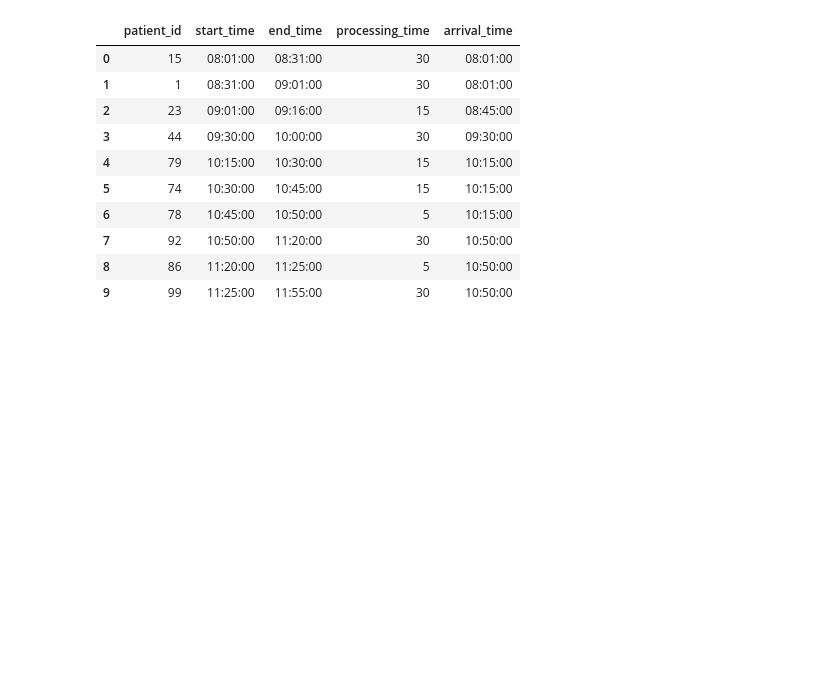
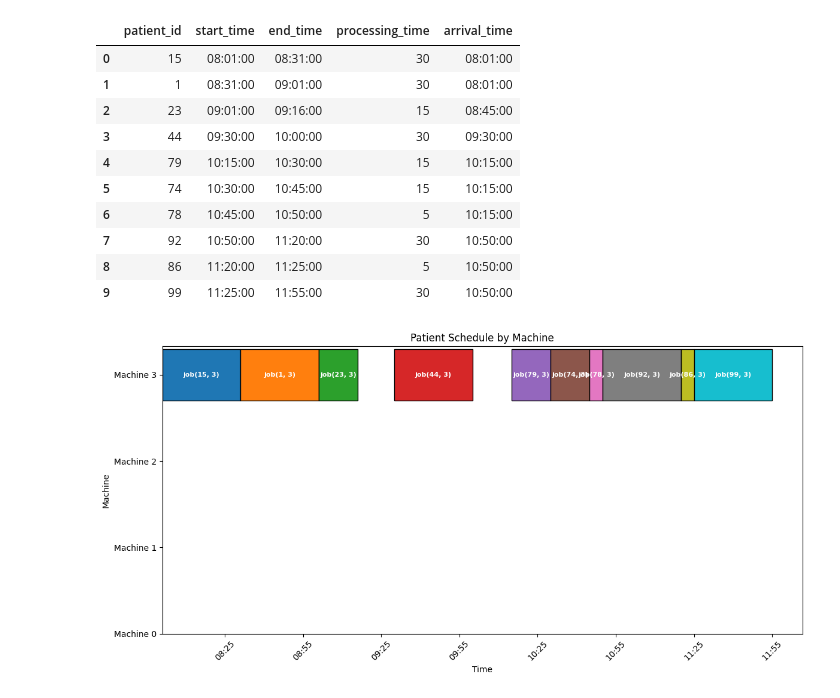
Before and after one commit to AbAbdullah2/jobShopAb, a Jupyter notebook: individual_schedules.ipynb, the cells around one changed output. Drawn from its saved outputs; the diff is of its cells as text; code cells hidden in the pictures; blank space fills up the shorter version.

Commit message:
Make One Doctor for Gantt Chart
Gantt chart is good to go, just need to add the other doctors.

```diff
--- a/individual_schedules.ipynb
+++ b/individual_schedules.ipynb
@@ -37,7 +38,8 @@ for doctor_num in range(8):
 # Access individual doctor schedules:
 # doctor_dfs[0] for Doctor 0
 # doctor_dfs[1] for Doctor 1, etc.
-doctor_dfs[3]
+df = doctor_dfs[3]
+df
 # %% [output]
 |  | patient_id | start_time | end_time | processing_time | arrival_time |
 | 0 | 15 | 08:01:00 | 08:31:00 | 30 | 08:01:00 |
@@ -50,3 +52,80 @@ doctor_dfs[3]
 | 7 | 92 | 10:50:00 | 11:20:00 | 30 | 10:50:00 |
 | 8 | 86 | 11:20:00 | 11:25:00 | 5 | 10:50:00 |
 | 9 | 99 | 11:25:00 | 11:55:00 | 30 | 10:50:00 |
+# %%
+import pandas as pd
+import matplotlib.pyplot as plt
+from matplotlib.patches import Rectangle
+import matplotlib.dates as mdates
+
+# Convert time strings to datetime for plotting
+#df['start_time'] = pd.to_datetime(df['start_time'])
+#df['end_time'] = pd.to_datetime(df['end_time'])
+
+# Assign machines (example: round-robin by patient_id)
+df['machine'] = 3
+
+# Optional: Sort by start_time for cleaner visualization
+df = df.sort_values('start_time').reset_index(drop=True)
+# %%
+import pandas as pd
+import matplotlib.pyplot as plt
+from datetime import datetime, date
+import matplotlib.dates as mdates
+
+# Convert time strings to datetime.time first (if they're strings)
+
+# Add a reference date (e.g., today) to create full datetime objects
+reference_date = date.today()
+
+def time_to_datetime(t):
+    return datetime.combine(reference_date, t)
+
+df['start_dt'] = df['start_time'].apply(time_to_datetime)
+df['end_dt'] = df['end_time'].apply(time_to_datetime)
+
+# Assign machines (example: round-robin by patient_id)
+df['machine'] = 3
+# Create the plot
+fig, ax = plt.subplots(figsize=(12, 6))
+
+colors = ['lightcoral', 'lightgreen', 'lightblue']
+
+for idx, row in df.iterrows():
+    machine = row['machine']
+    start = row['start_dt']
+    end = row['end_dt']
+    patient_id = row['patient_id']
+
+    # Draw bar (width in hours for proper scaling with datetime axis)
+    ax.barh(
+        y=machine,
+        width=(end - start),  # matplotlib handles timedelta width correctly
+        left=start,
+        height=0.6,
+        edgecolor='black',
+        linewidth=1
+    )
+
+    # Add label
+    mid = start + (end - start) / 2
+    ax.text(mid, machine, f'job({patient_id}, {machine})',
+            ha='center', va='center', fontsize=8, color='white', fontweight='bold')
+
+# Format x-axis
+ax.xaxis.set_major_formatter(mdates.DateFormatter('%H:%M'))
+ax.xaxis.set_major_locator(mdates.MinuteLocator(interval=30))  # Adjust interval as needed
+plt.xticks(rotation=45)
+
+# Set y-axis
+machine_labels = [f'Machine {i}' for i in range(df['machine'].max() + 1)]
+ax.set_yticks(range(len(machine_labels)))
+ax.set_yticklabels(machine_labels)
+
+ax.set_xlabel("Time")
+ax.set_ylabel("Machine")
+ax.set_title("Patient Schedule by Machine")
+plt.tight_layout()
+plt.show()
+# %% [output]
+[figure, added]
```
Also changed, not shown: parts of 1 cell of this notebook.
